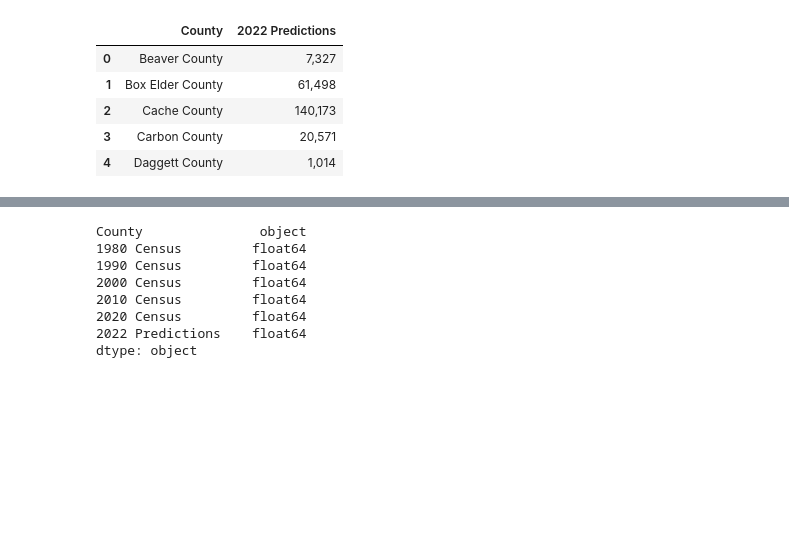
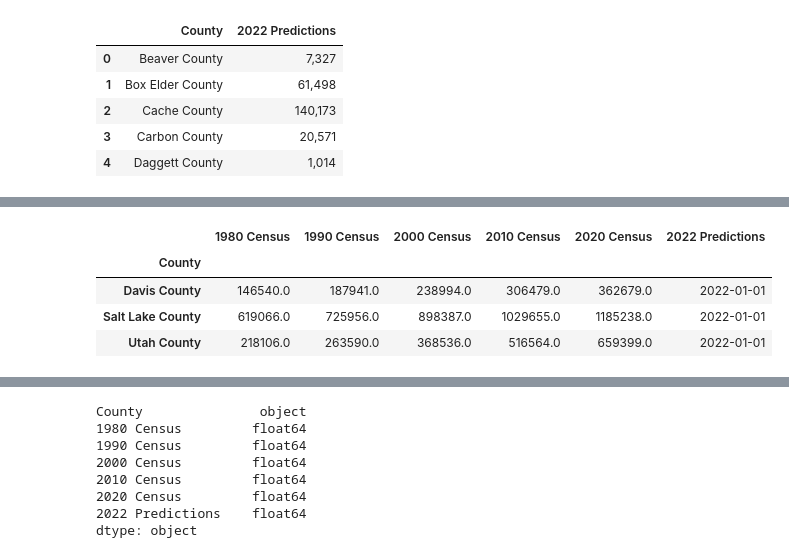
Before and after one commit to mdsinger/final_project_github, a Jupyter notebook: Final Project Population by County.ipynb, the cells around one changed output, grey strips where cells are left out. Cells and saved outputs as stored; diff of their text form; code cells hidden in the pictures; blank space fills up the shorter version.

```diff
--- a/Final Project Population by County.ipynb
+++ b/Final Project Population by County.ipynb
@@ -184,6 +184,14 @@ population_df
 | 27 | Wayne County | 1,911 | 2,177 | 2,509 | 2,778 | 2,486 | 2,645 |
 | 28 | Weber County | 144,616 | 158,330 | 196,533 | 231,236 | 262,223 | 269,561 |
 | 29 | Duchesne County | NaN | NaN | NaN | NaN | 19,596 | 20,161 |
+# %%
+fp_df.head()
+# %% [output]
+|  | 1980 Census | 1990 Census | 2000 Census | 2010 Census | 2020 Census | 2022 Predictions |
+| County |  |  |  |  |  |  |
+| Davis County | 146540.0 | 187941.0 | 238994.0 | 306479.0 | 362679.0 | 2022-01-01 |
+| Salt Lake County | 619066.0 | 725956.0 | 898387.0 | 1029655.0 | 1185238.0 | 2022-01-01 |
+| Utah County | 218106.0 | 263590.0 | 368536.0 | 516564.0 | 659399.0 | 2022-01-01 |
 # %%
 population_df.to_csv("population.csv")
 # %%
```
Also changed, not shown: parts of 7 cells of this notebook.
